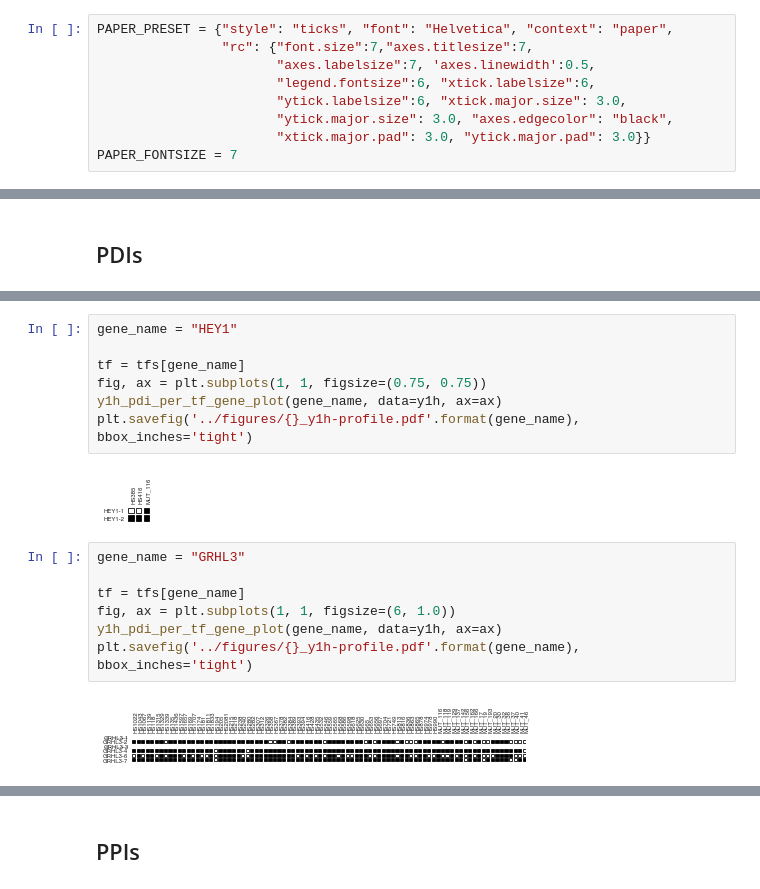
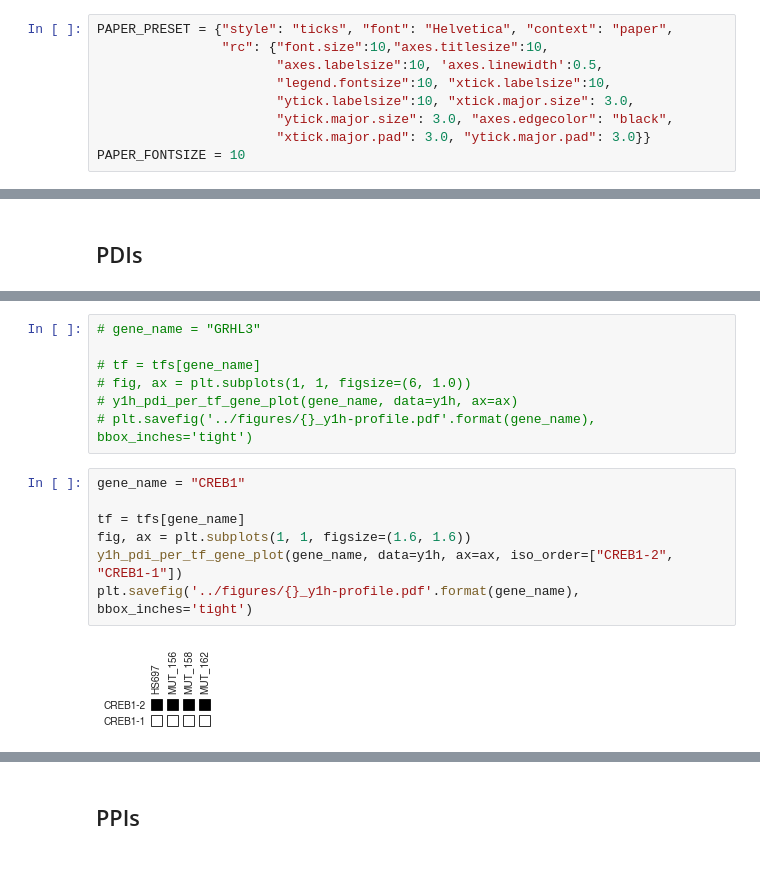
Before and after one commit to CCSB-DFCI/TF_isoforms_paper, a Jupyter notebook: src/iso_main_figures.ipynb, the cells around one changed output, grey strips where cells are left out. Cells and saved outputs as stored; diff of their text form.

```diff
--- a/src/iso_main_figures.ipynb
+++ b/src/iso_main_figures.ipynb
@@ -19,13 +19,13 @@ from plotting import (y2h_ppi_per_tf_gene_plot,
                       m1h_activation_per_tf_gene_plot)
 # %%
 PAPER_PRESET = {"style": "ticks", "font": "Helvetica", "context": "paper",
-                "rc": {"font.size":7,"axes.titlesize":7,
-                       "axes.labelsize":7, 'axes.linewidth':0.5,
-                       "legend.fontsize":6, "xtick.labelsize":6,
-                       "ytick.labelsize":6, "xtick.major.size": 3.0,
+                "rc": {"font.size":10,"axes.titlesize":10,
+                       "axes.labelsize":10, 'axes.linewidth':0.5,
+                       "legend.fontsize":10, "xtick.labelsize":10,
+                       "ytick.labelsize":10, "xtick.major.size": 3.0,
                        "ytick.major.size": 3.0, "axes.edgecolor": "black",
                        "xtick.major.pad": 3.0, "ytick.major.pad": 3.0}}
-PAPER_FONTSIZE = 7
+PAPER_FONTSIZE = 10
 # %%
 sns.set(**PAPER_PRESET)
 fontsize = PAPER_FONTSIZE
@@ -59,18 +66,16 @@ plt.savefig('../figures/{}_y1h-profile.pdf'.format(gene_name), bbox_inches='tigh
 # %%
-gene_name = "HEY1"
+# gene_name = "GRHL3"
 
-tf = tfs[gene_name]
-fig, ax = plt.subplots(1, 1, figsize=(0.75, 0.75))
-y1h_pdi_per_tf_gene_plot(gene_name, data=y1h, ax=ax)
-plt.savefig('../figures/{}_y1h-profile.pdf'.format(gene_name), bbox_inches='tight')
+# tf = tfs[gene_name]
+# fig, ax = plt.subplots(1, 1, figsize=(6, 1.0))
+# y1h_pdi_per_tf_gene_plot(gene_name, data=y1h, ax=ax)
+# plt.savefig('../figures/{}_y1h-profile.pdf'.format(gene_name), bbox_inches='tight')
-# %% [output]
-[figure, removed]
 # %%
-gene_name = "GRHL3"
+gene_name = "CREB1"
 
 tf = tfs[gene_name]
-fig, ax = plt.subplots(1, 1, figsize=(6, 1.0))
-y1h_pdi_per_tf_gene_plot(gene_name, data=y1h, ax=ax)
+fig, ax = plt.subplots(1, 1, figsize=(1.6, 1.6))
+y1h_pdi_per_tf_gene_plot(gene_name, data=y1h, ax=ax, iso_order=["CREB1-2", "CREB1-1"])
 plt.savefig('../figures/{}_y1h-profile.pdf'.format(gene_name), bbox_inches='tight')
 # %% [output]
-[figure, old version]
+[figure, new version]
```
Also changed, not shown: parts of 10 cells of this notebook, 18 other files.
